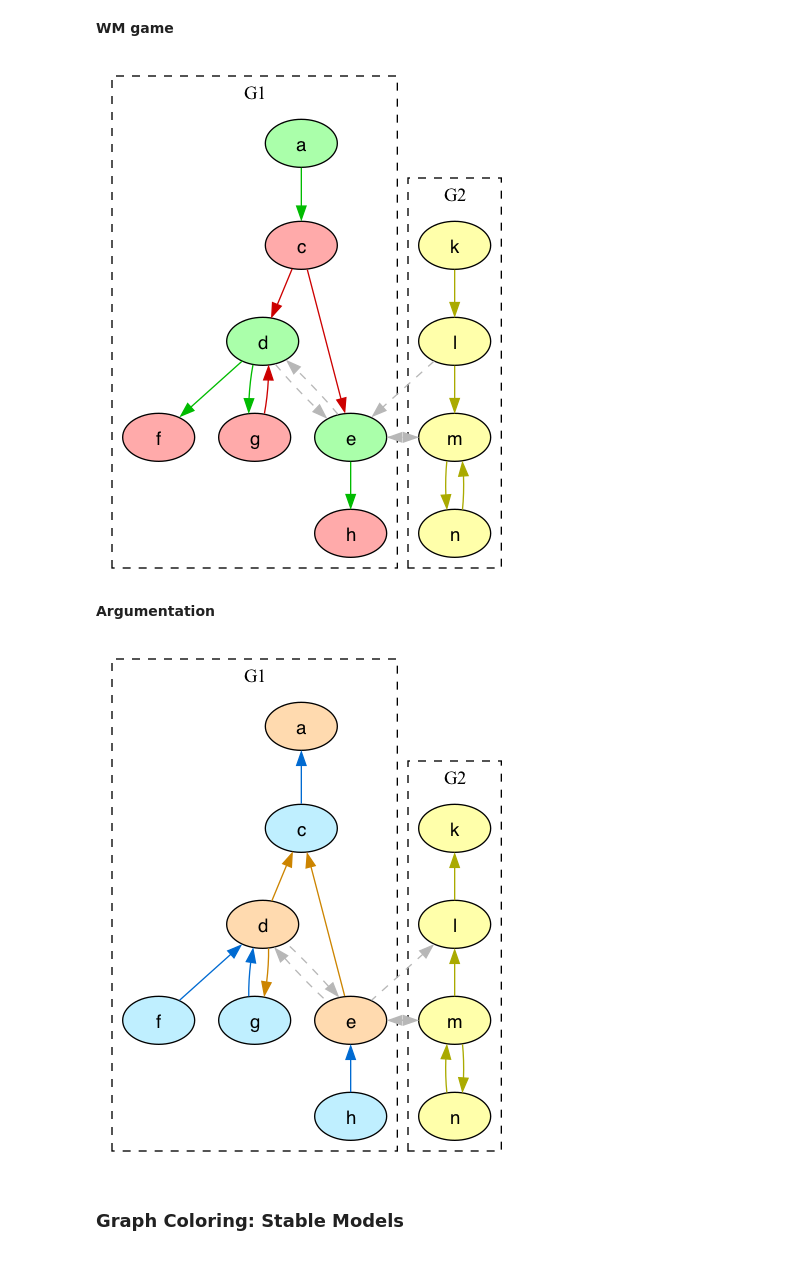
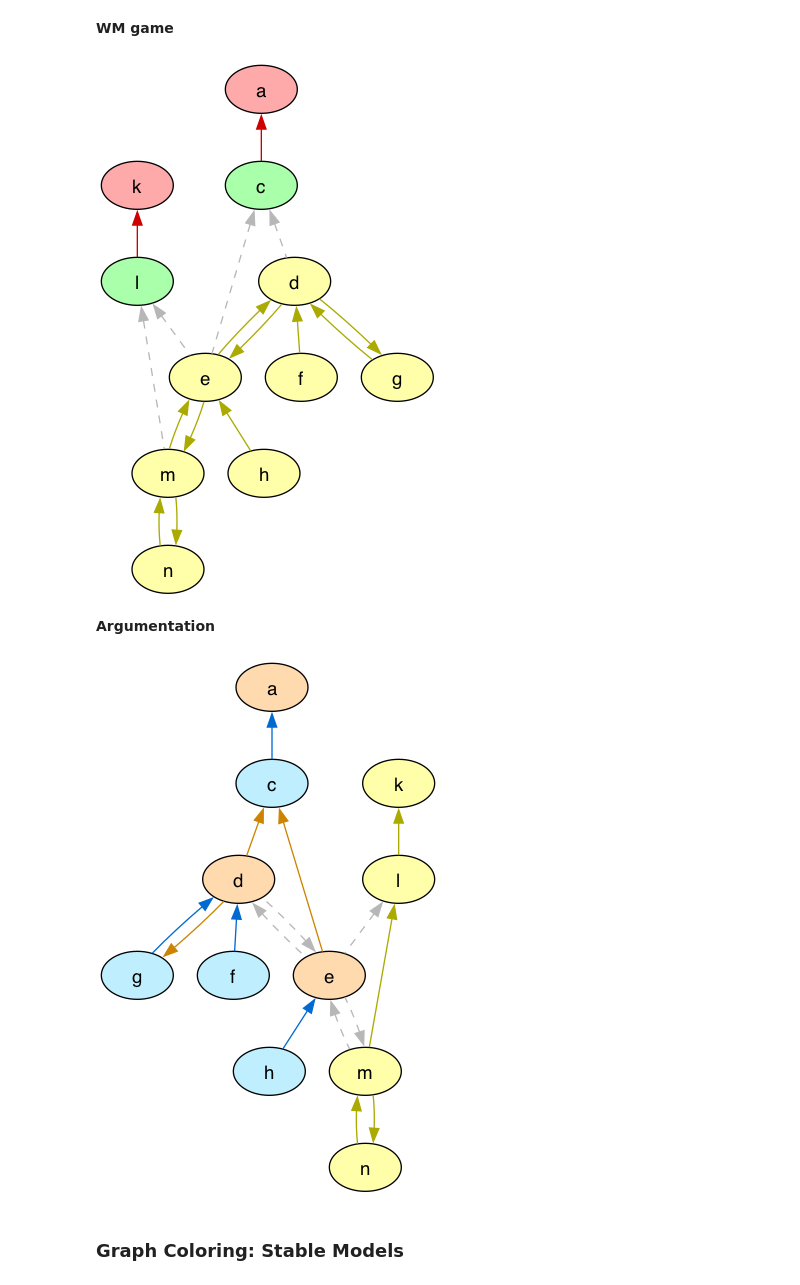
Before and after one commit to idaks/Games-and-Argumentation, a Jupyter notebook: lib/Tutorial.ipynb, the cells around one changed output. Drawn from its saved outputs; the diff is of its cells as text; code cells hidden in the pictures.

```diff
--- a/lib/Tutorial.ipynb
+++ b/lib/Tutorial.ipynb
@@ -174,23 +171,26 @@ As we have win_move graph and attack graph, we start to think about maybe we onl
 # %%
 game_node_color_wfs = {"win": "green", "lost": "red", "drawn": "yellow"}
 game_edge_color_wfs = {
     ("green", "green"): "gray",
     ("green", "yellow"): "gray",
     ("yellow", "green"): "gray",
     ("yellow", "yellow"): "yellow",
     ("green", "red"): "green",
     ("red", "green"): "red",
 }
 visualize_wfs(
     "files/plain_wm_graph.dlv",
     "game",
     game_node_color_wfs,
+    # if you want to see the default edge color (black)
+    # just comment out the game_edge_color_wfs
     game_edge_color_wfs,
-    subgraph=True
+    reverse=True
+
 )
 Image("graphs/game_graph_colored.png")
 # %% [output]
-[figure, old version]
+[figure, new version]
 # %% [markdown]
 **Argumentation**
 # %%
@@ -213,11 +213,11 @@ visualize_wfs(
     arg_node_color_wfs,
     arg_edge_color_wfs,
     arg=True,
-    subgraph=True
+    # show_label=True  #if you want you show the labels
 )
 Image("graphs/arg_graph_colored.png")
 # %% [output]
-[figure, old version]
+[figure, new version]
 # %% [markdown]
 ### Graph Coloring: Stable Models
 # %% [markdown]
```
Also changed, not shown: parts of 5 cells of this notebook, 57 other files.
